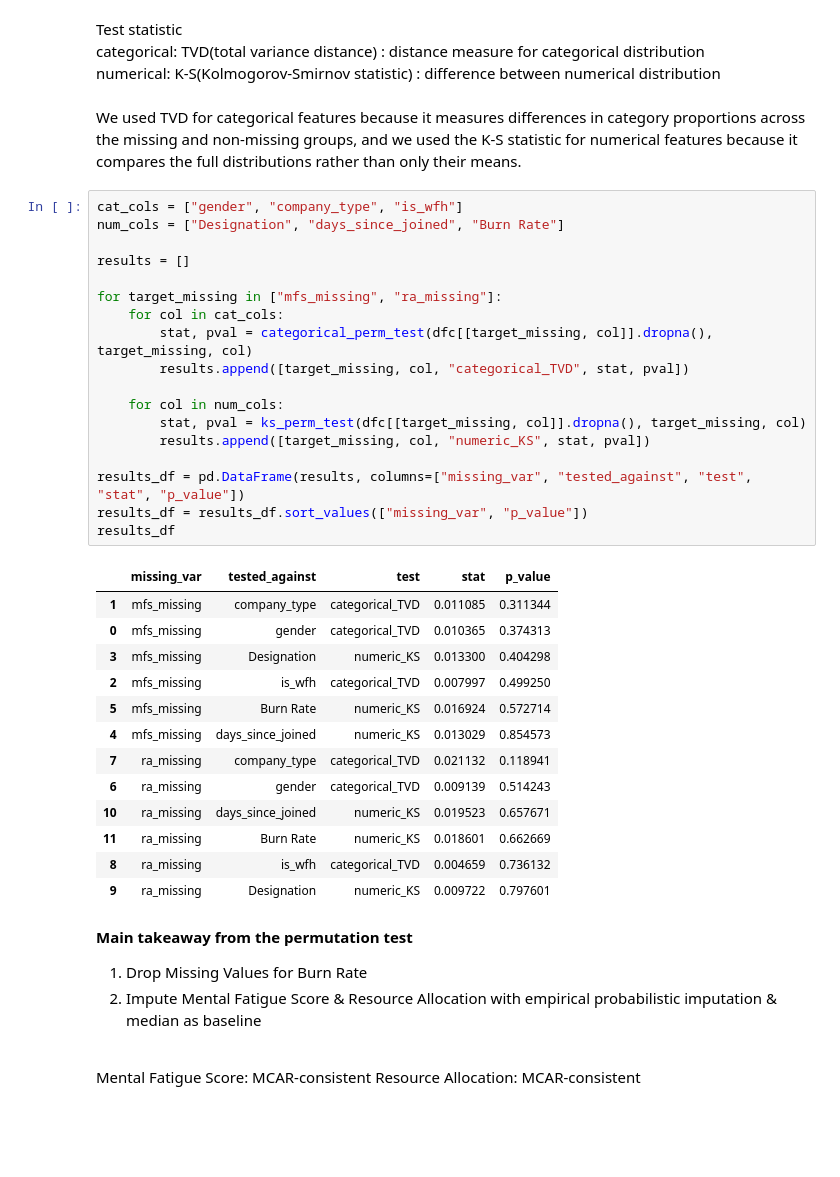
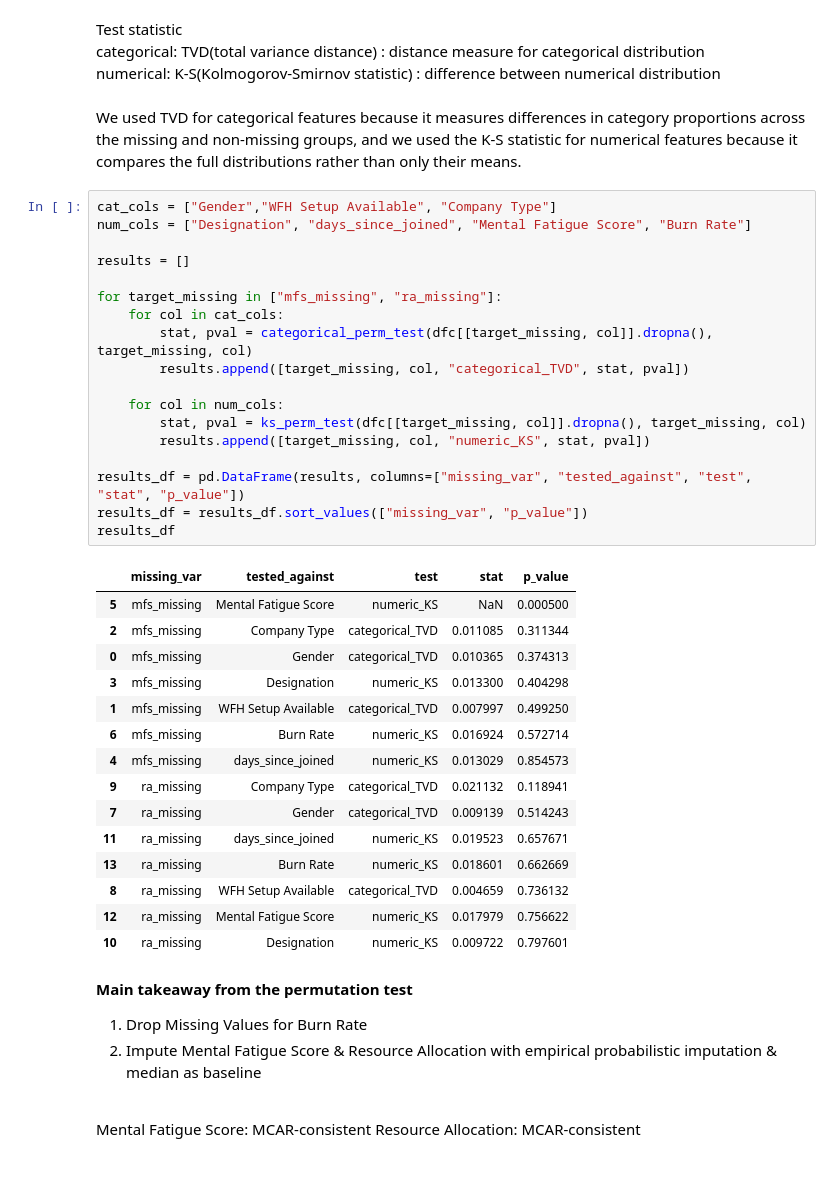
Before and after one commit to avakilov/Capstone-Project-DSC-288R, a Jupyter notebook: Milestone3_code_rundown.ipynb, the cells around one changed output. Drawn from its saved outputs; the diff is of its cells as text; blank space fills up the shorter version.

```diff
--- a/Milestone3_code_rundown.ipynb
+++ b/Milestone3_code_rundown.ipynb
@@ -182,37 +179,39 @@ numerical: K-S(Kolmogorov-Smirnov statistic) : difference between numerical dist
 <br>
 We used TVD for categorical features because it measures differences in category proportions across the missing and non-missing groups, and we used the K-S statistic for numerical features because it compares the full distributions rather than only their means.
 # %%
-cat_cols = ["gender", "company_type", "is_wfh"]
-num_cols = ["Designation", "days_since_joined", "Burn Rate"]
+cat_cols = ["Gender","WFH Setup Available", "Company Type"]
+num_cols = ["Designation", "days_since_joined", "Mental Fatigue Score", "Burn Rate"]
 
 results = []
 
 for target_missing in ["mfs_missing", "ra_missing"]:
     for col in cat_cols:
         stat, pval = categorical_perm_test(dfc[[target_missing, col]].dropna(), target_missing, col)
         results.append([target_missing, col, "categorical_TVD", stat, pval])
 
     for col in num_cols:
         stat, pval = ks_perm_test(dfc[[target_missing, col]].dropna(), target_missing, col)
         results.append([target_missing, col, "numeric_KS", stat, pval])
 
 results_df = pd.DataFrame(results, columns=["missing_var", "tested_against", "test", "stat", "p_value"])
 results_df = results_df.sort_values(["missing_var", "p_value"])
 results_df
 # %% [output]
 |  | missing_var | tested_against | test | stat | p_value |
-| 1 | mfs_missing | company_type | categorical_TVD | 0.011085 | 0.311344 |
-| 0 | mfs_missing | gender | categorical_TVD | 0.010365 | 0.374313 |
+| 5 | mfs_missing | Mental Fatigue Score | numeric_KS | NaN | 0.000500 |
+| 2 | mfs_missing | Company Type | categorical_TVD | 0.011085 | 0.311344 |
+| 0 | mfs_missing | Gender | categorical_TVD | 0.010365 | 0.374313 |
 | 3 | mfs_missing | Designation | numeric_KS | 0.013300 | 0.404298 |
-| 2 | mfs_missing | is_wfh | categorical_TVD | 0.007997 | 0.499250 |
-| 5 | mfs_missing | Burn Rate | numeric_KS | 0.016924 | 0.572714 |
+| 1 | mfs_missing | WFH Setup Available | categorical_TVD | 0.007997 | 0.499250 |
+| 6 | mfs_missing | Burn Rate | numeric_KS | 0.016924 | 0.572714 |
 | 4 | mfs_missing | days_since_joined | numeric_KS | 0.013029 | 0.854573 |
-| 7 | ra_missing | company_type | categorical_TVD | 0.021132 | 0.118941 |
-| 6 | ra_missing | gender | categorical_TVD | 0.009139 | 0.514243 |
-| 10 | ra_missing | days_since_joined | numeric_KS | 0.019523 | 0.657671 |
-| 11 | ra_missing | Burn Rate | numeric_KS | 0.018601 | 0.662669 |
-| 8 | ra_missing | is_wfh | categorical_TVD | 0.004659 | 0.736132 |
-| 9 | ra_missing | Designation | numeric_KS | 0.009722 | 0.797601 |
+| 9 | ra_missing | Company Type | categorical_TVD | 0.021132 | 0.118941 |
+| 7 | ra_missing | Gender | categorical_TVD | 0.009139 | 0.514243 |
+| 11 | ra_missing | days_since_joined | numeric_KS | 0.019523 | 0.657671 |
+| 13 | ra_missing | Burn Rate | numeric_KS | 0.018601 | 0.662669 |
+| 8 | ra_missing | WFH Setup Available | categorical_TVD | 0.004659 | 0.736132 |
+| 12 | ra_missing | Mental Fatigue Score | numeric_KS | 0.017979 | 0.756622 |
+| 10 | ra_missing | Designation | numeric_KS | 0.009722 | 0.797601 |
 # %% [markdown]
 **Main takeaway from the permutation test**<br>
 1. Drop Missing Values for Burn Rate<br>
```
Also changed, not shown: parts of 10 cells of this notebook.
